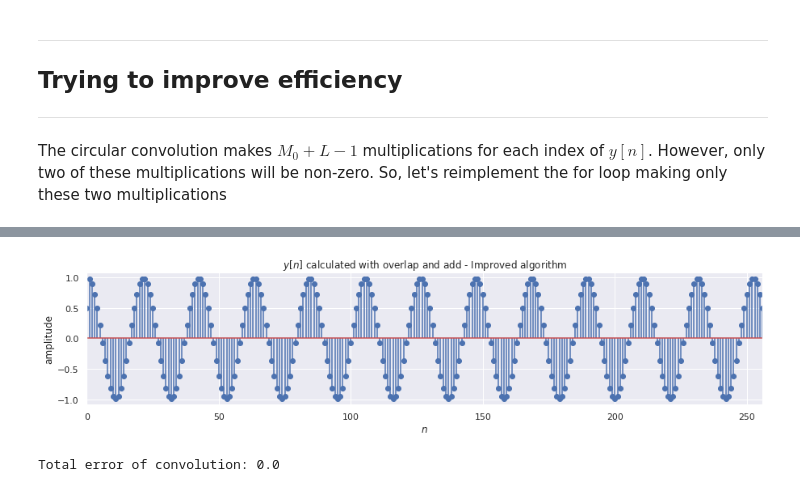
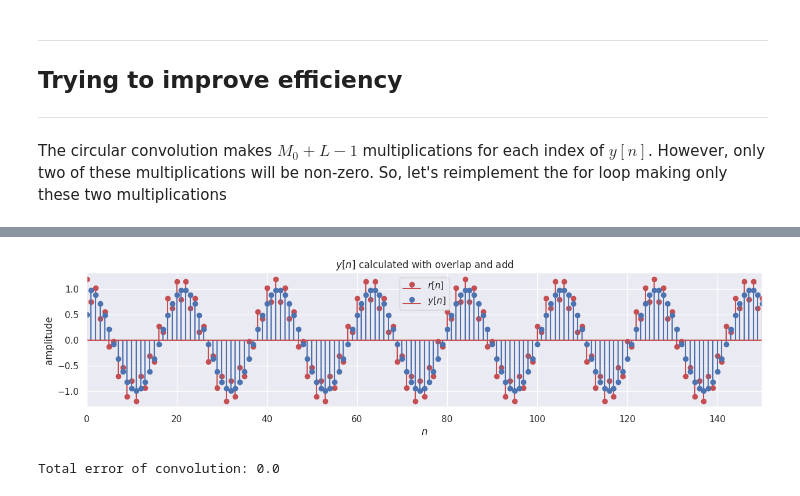
Before and after one commit to JoaoPi314/PDS-sampling-exercise, a Jupyter notebook: Convolution with Overlap and Add.ipynb, the cells around one changed output, grey strips where cells are left out. Saved outputs shown, nothing was run; the diff lists cells and outputs as text; code cells hidden in the pictures.

Commit message:
Plot r and y in same graphic

```diff
--- a/Convolution with Overlap and Add.ipynb
+++ b/Convolution with Overlap and Add.ipynb
@@ -191,15 +192,16 @@ Time to calculate: 0.009s
 # %%
 plt.figure(figsize=(15, 3))
 
+plt.stem(n, r, '-r')
 plt.stem(n, y[:-(L-1)]) #y[:-(L-1)] is only to plot with same size of n
-plt.xlim(0, 256)
+plt.xlim(0, 150)
 plt.xlabel('$n$')
 plt.ylabel('amplitude')
-plt.title('$y[n]$ calculated with overlap and add - Improved algorithm')
-
+plt.title('$y[n]$ calculated with overlap and add')
+plt.legend(['$r[n]$', '$y[n]$'])
 plt.show()
 # %% [output]
-[figure, old version]
+[figure, new version]
 # %%
 total_error = np.sum(y - y_scipy)
 
```
Also changed, not shown: parts of 4 cells of this notebook.
